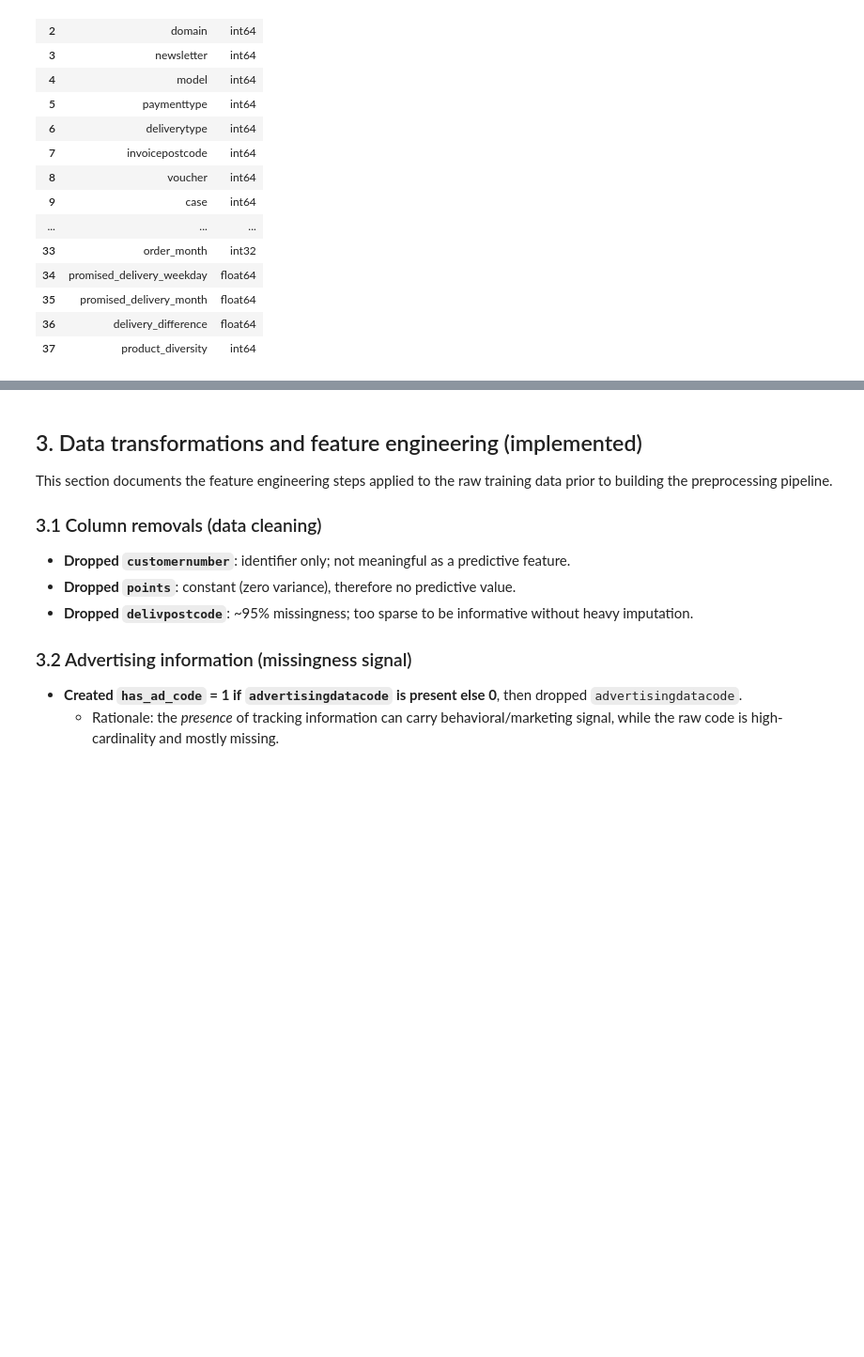
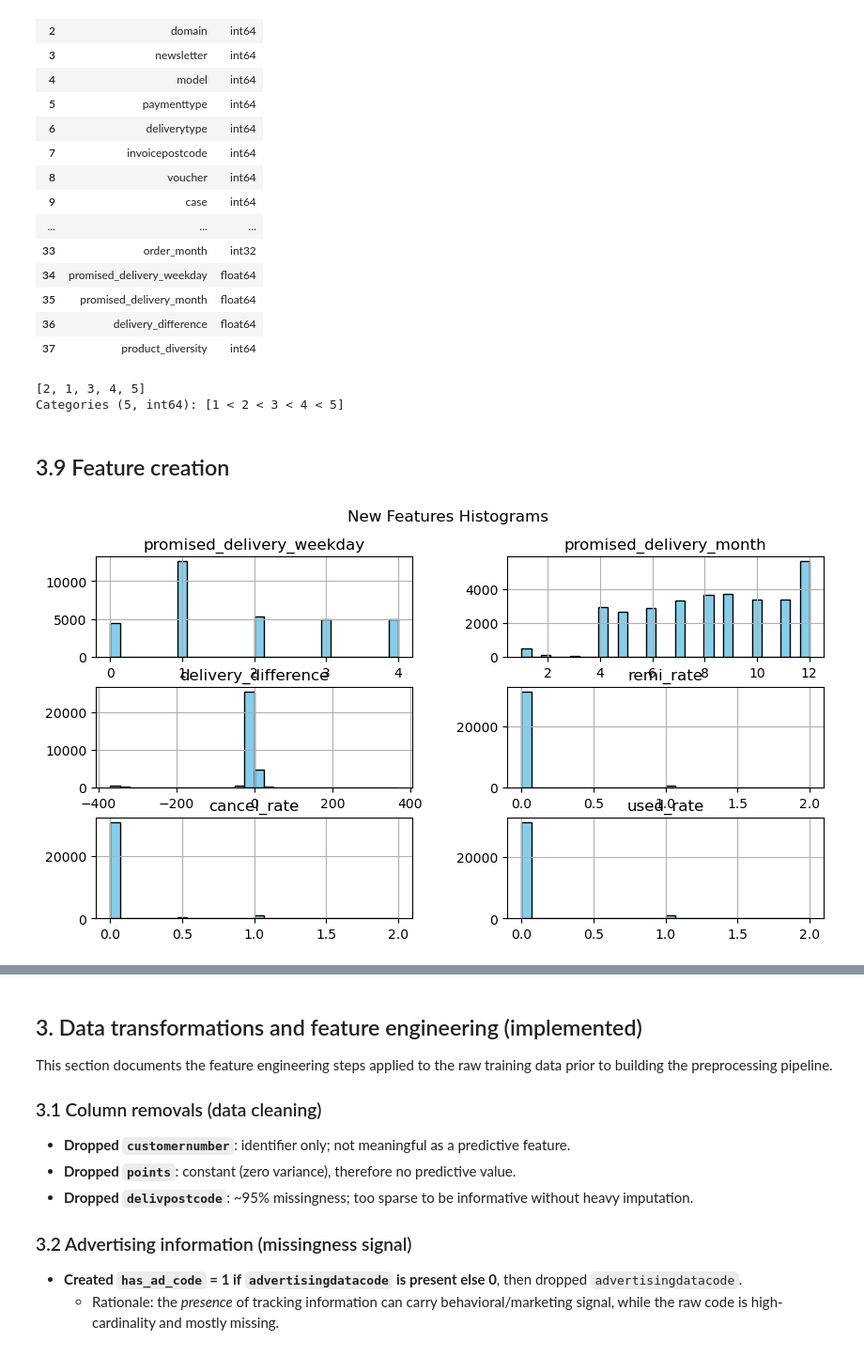
Before and after one commit to ungeralexan/ml_assignment, a Jupyter notebook: stand_safe_06_01/project.ipynb, the cells around one changed output, grey strips where cells are left out. Shown at 94% size. Cells and saved outputs as stored; diff of their text form; code cells hidden in the pictures; blank space fills up the shorter version.

Commit message:
update remi, used, cancel

```diff
--- a/stand_safe_06_01/project.ipynb
+++ b/stand_safe_06_01/project.ipynb
@@ -453,3 +467,35 @@ data_types
 | 35 | promised_delivery_month | float64 |
 | 36 | delivery_difference | float64 |
 | 37 | product_diversity | int64 |
+# %%
+# save features as categorical
+data_fe['salutation'] = data_fe['salutation'].astype('category')
+data_fe['paymenttype'] = data_fe['paymenttype'].astype('category')
+data_fe['deliverytype'] = data_fe['deliverytype'].astype('category')
+data_fe['entry'] = data_fe['entry'].astype('category')
+
+# handling ordinal data
+data_fe['case'].unique()
+cases=1,2,3,4,5
+data_fe['case'] = data_fe['case'].astype('category')
+data_fe['case'] = data_fe['case'].cat.set_categories(cases, ordered=True)
+data_fe['case'].unique()
+# %% [output]
+[2, 1, 3, 4, 5]
+Categories (5, int64): [1 < 2 < 3 < 4 < 5]
+# %% [markdown]
+## 3.9 Feature creation
+# %%
+data_fe['remi_rate']=data_fe['remi']/data_fe['numberitems']
+data_fe['cancel_rate']=data_fe['cancel']/data_fe['numberitems']
+data_fe['used_rate']=data_fe['used']/data_fe['numberitems']
+
+# Analyze the new features
+new_features = data_fe.select_dtypes(include=['float64']).columns
+
+# Plot histograms for the new features
+data_fe[new_features].hist(bins=30, figsize=(10, 5), color='skyblue', edgecolor='black')
+plt.suptitle('New Features Histograms', fontsize=12)
+plt.show()
+# %% [output]
+[figure, added]
```
Also changed, not shown: parts of 17 cells of this notebook, 2 other files.
